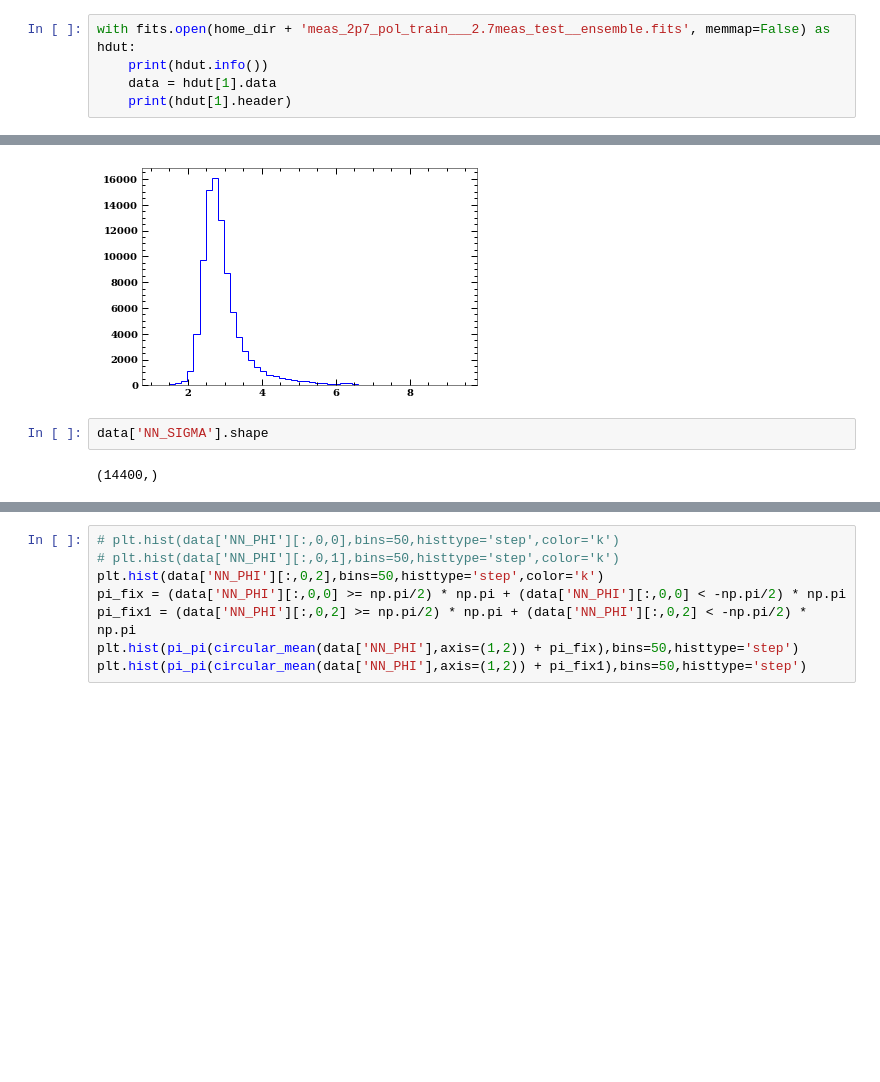
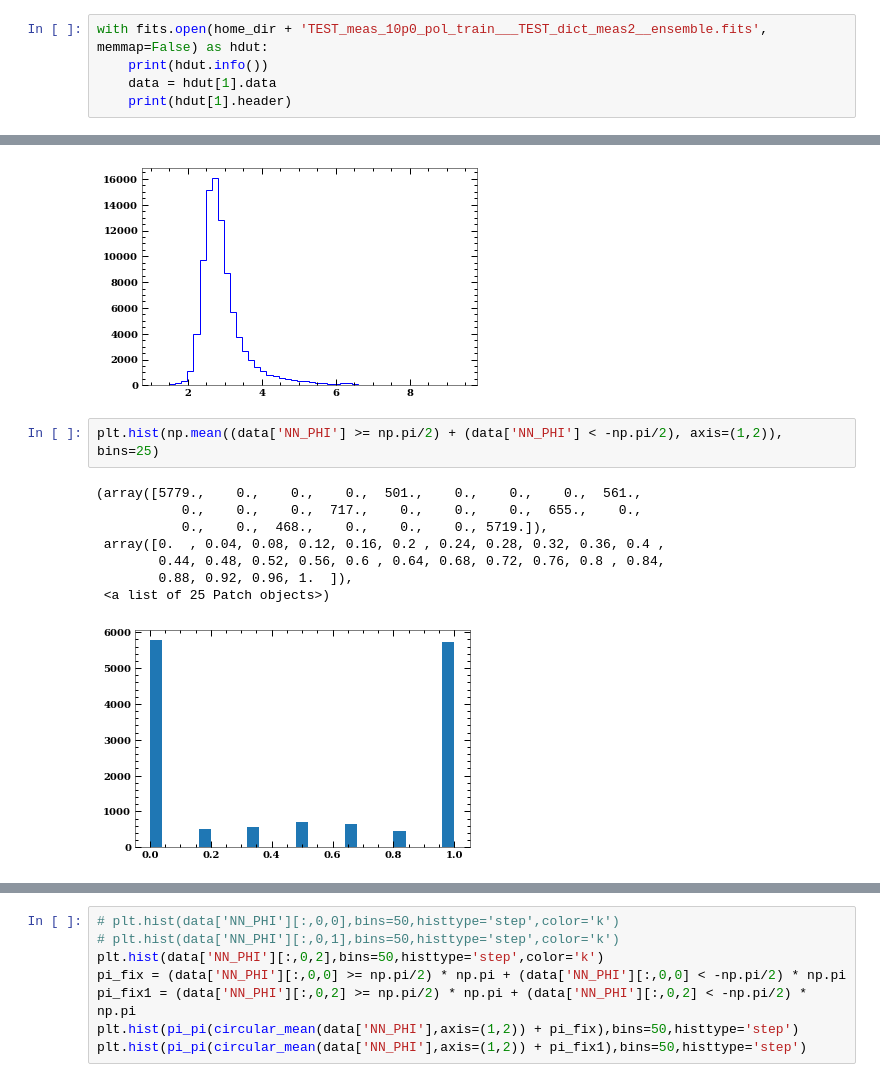
Before and after one commit to alpv95/IXPEML, a Jupyter notebook: notebooks/MDP_Check.ipynb, the cells around one changed output, grey strips where cells are left out. Cells and saved outputs as stored; diff of their text form; blank space fills up the shorter version.

```diff
--- a/notebooks/MDP_Check.ipynb
+++ b/notebooks/MDP_Check.ipynb
@@ -166,7 +166,7 @@ c3 = fits.Column(name='intarray', format='4I', dim='(2, 2)', array=values)
 
 table_hdu = fits.BinTableHDU.from_columns([c1, c2, c3])
 # %%
-with fits.open(home_dir + 'meas_2p7_pol_train___2.7meas_test__ensemble.fits', memmap=False) as hdut:
+with fits.open(home_dir + 'TEST_meas_10p0_pol_train___TEST_dict_meas2__ensemble.fits', memmap=False) as hdut:
     print(hdut.info())
     data = hdut[1].data
     print(hdut[1].header)
@@ -208,7 +208,14 @@ plt.hist(data['NN_ENERGY'],histtype='step',bins=50,color='b')
         9.05815  , 9.222499 , 9.386848 ], dtype=float32),
  <a list of 1 Patch objects>)
 [figure]
-# %%
-data['NN_SIGMA'].shape
-# %% [output]
-(14400,)
+# %%
+plt.hist(np.mean((data['NN_PHI'] >= np.pi/2) + (data['NN_PHI'] < -np.pi/2), axis=(1,2)), bins=25)
+# %% [output]
+(array([5779.,    0.,    0.,    0.,  501.,    0.,    0.,    0.,  561.,
+           0.,    0.,    0.,  717.,    0.,    0.,    0.,  655.,    0.,
+           0.,    0.,  468.,    0.,    0.,    0., 5719.]),
+ array([0.  , 0.04, 0.08, 0.12, 0.16, 0.2 , 0.24, 0.28, 0.32, 0.36, 0.4 ,
+        0.44, 0.48, 0.52, 0.56, 0.6 , 0.64, 0.68, 0.72, 0.76, 0.8 , 0.84,
+        0.88, 0.92, 0.96, 1.  ]),
+ <a list of 25 Patch objects>)
+[figure, added]
```
Also changed, not shown: parts of 2 cells of this notebook, 1 other file.
